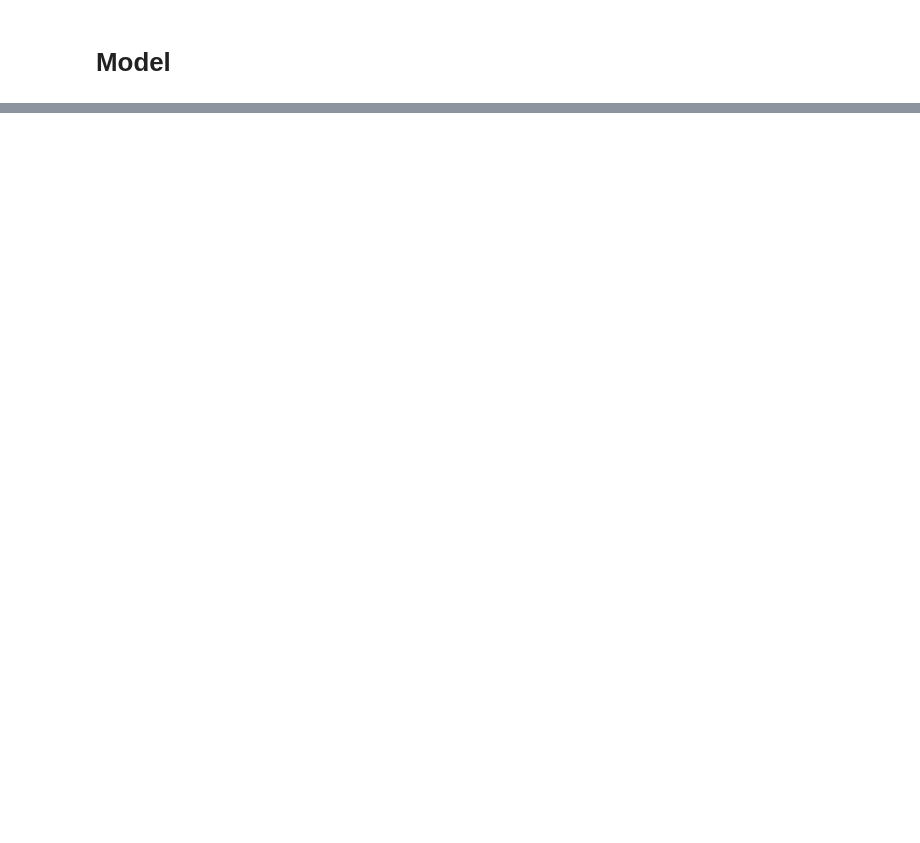
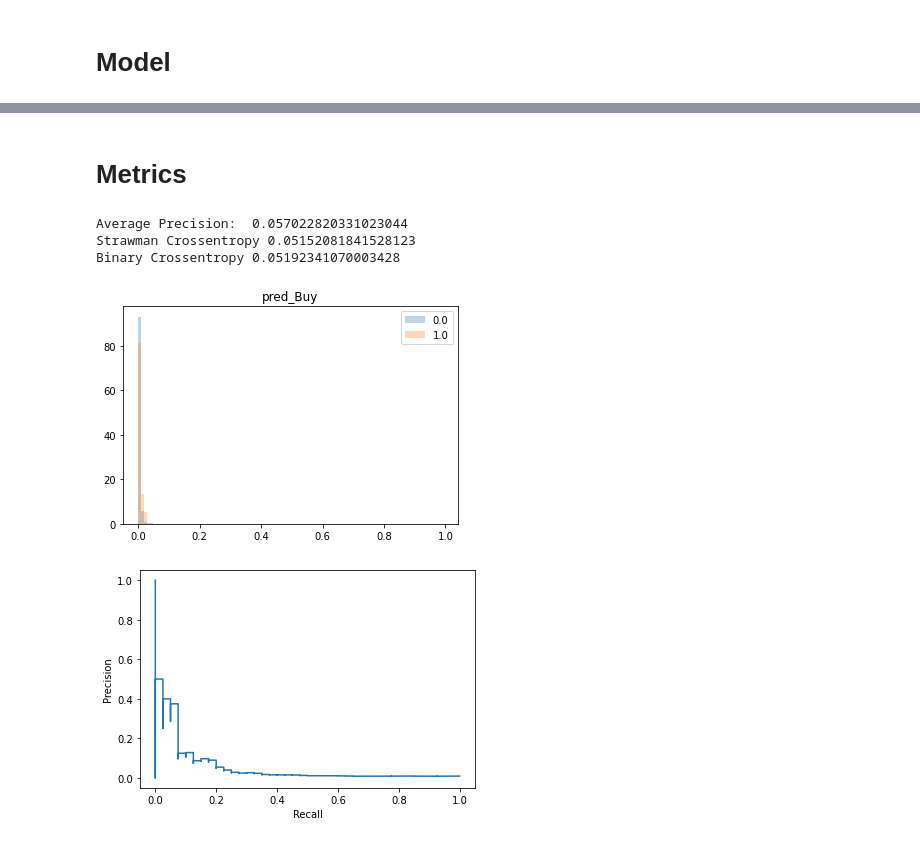
Before and after one commit to factoredai/insiderTradingAPI_v1, a Jupyter notebook: notebooks/BaseLine.ipynb, the cells around one changed output, grey strips where cells are left out. Saved outputs shown, nothing was run; the diff lists cells and outputs as text; code cells hidden in the pictures; blank space fills up the shorter version.

Commit message:
Metrics to test data

```diff
--- a/notebooks/BaseLine.ipynb
+++ b/notebooks/BaseLine.ipynb
@@ -99,0 +139,21 @@ for company in test_space:
+# %%
+y_test = []
+for sample in test_ds:
+    y_test.append(sample[1].numpy())
+y_test = np.squeeze(np.concatenate(y_test))
+# %%
+out = model.predict(test_ds)
+out = np.squeeze(out)
+aux_stock = {}
+cont = 0
+for idx, company in enumerate(test_space):
+    print("Company: ", company)
+    curr_hist = stock[company]
+    curr_index = curr_hist.index[WINDOW_SIZE-1:]
+    curr_size = len(curr_index)
+    pred_df = pd.DataFrame(out[cont:cont+curr_size],
+                           index=curr_hist.index[WINDOW_SIZE-1:],
+                           columns=["Pred_Buy", "Pred_Option", "Pred_Sale"])
+    aux_stock[company] = stock[company].merge(pred_df, how="left",
+                                              left_index=True, right_index=True)
+    cont = cont + curr_size
@@ -99,0 +180,25 @@ for company in test_space:
+# %%
+df = pd.DataFrame(np.concatenate([out, y_test], axis=1),
+             columns=["pred_Buy", "pred_Option", "pred_Sale", "Buy", "Option", "Sale"])
+# %%
+means = df.mean()
+# %% [markdown]
+# Metrics
+# %%
+pred_col = "pred_Buy"
+col = "Buy"
+hist_multi_plot(df, pred_col, col, bins=np.arange(0,1, 0.01))
+precision, recall, _ = precision_recall_curve(df[col], df[pred_col])
+pr_display = PrecisionRecallDisplay(precision=precision, recall=recall).plot()
+average_precision = average_precision_score(df[col], df[pred_col])
+print("Average Precision: ", average_precision)
+strawman_ce = log_loss(df[col], np.ones(df[col].shape)*means[col])
+print("Strawman Crossentropy", strawman_ce)
+bce = log_loss(df[col], df[pred_col])
+print("Binary Crossentropy", bce)
+# %% [output]
+Average Precision:  0.057022820331023044
+Strawman Crossentropy 0.05152081841528123
+Binary Crossentropy 0.05192341070003428
+[figure, added]
+[figure, added]
```
Also changed, not shown: parts of 15 cells of this notebook, 3 other files.
